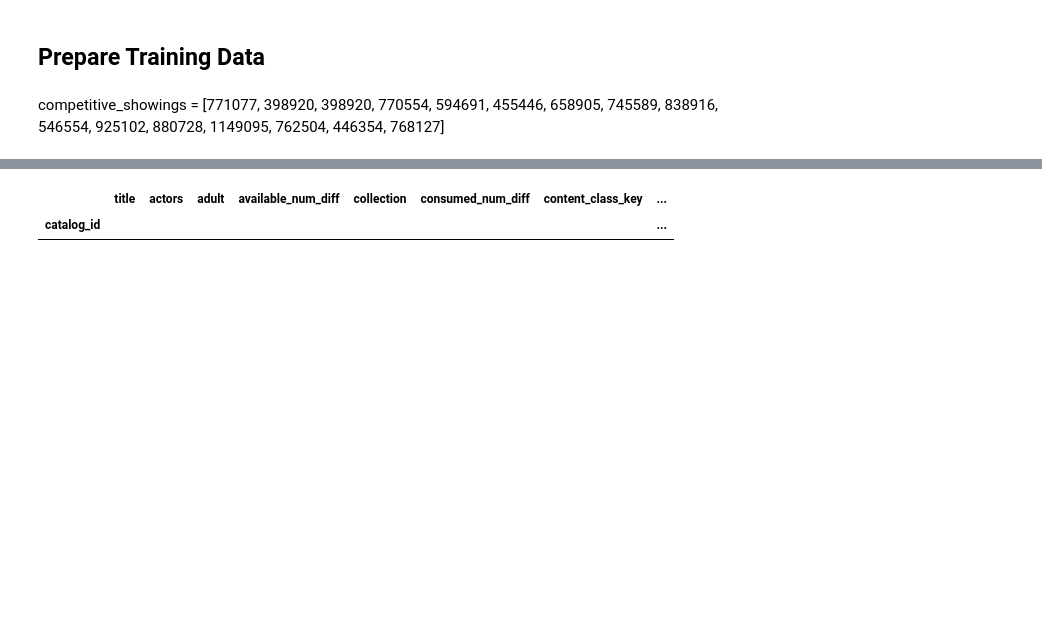
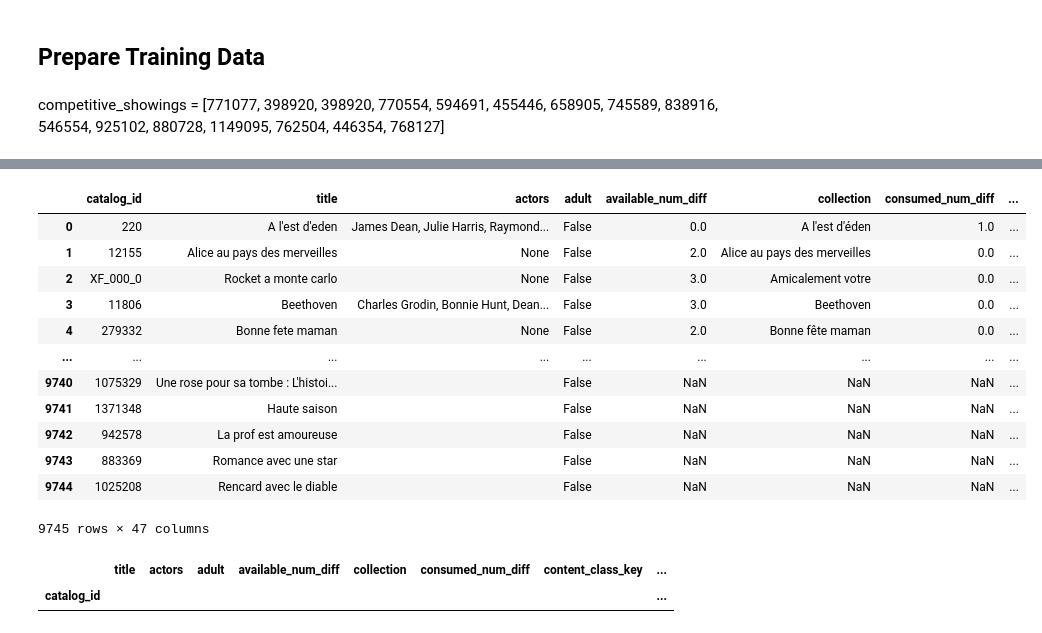
Before and after one commit to charlielopez123/film-recommender, a Jupyter notebook: notebooks/testing_softplus.ipynb, the cells around one changed output, grey strips where cells are left out. Saved outputs shown, nothing was run; the diff lists cells and outputs as text; code cells hidden in the pictures; blank space fills up the shorter version.

```diff
--- a/notebooks/testing_softplus.ipynb
+++ b/notebooks/testing_softplus.ipynb
@@ -111,3 +117,5 @@ else:
 
     with open(MISSING_PATH, "rb") as f:
             movies_not_found = pickle.load(f)
+# %%
+env.movie_catalog['tmdb_id'] = env.movie_catalog['tmdb_id'].astype('Int64')
@@ -113,0 +138,5 @@ else:
+# %%
+import api.tmdb
+from tqdm.auto import tqdm
+tqdm.pandas()
+env.movie_catalog['poster_path'] = env.movie_catalog['tmdb_id'].progress_apply(lambda mid: api.tmdb.get_movie_poster_path(mid, width=200))
@@ -113,0 +163,18 @@ else:
+# %%
+catalog =env.movie_catalog.reset_index()
+# %%
+catalog
+# %% [output]
+|  | catalog_id | title | actors | adult | available_num_diff | collection | consumed_num_diff | ... |
+| 0 | 220 | A l'est d'eden | James Dean, Julie Harris, Raymond... | False | 0.0 | A l'est d'éden | 1.0 | ... |
+| 1 | 12155 | Alice au pays des merveilles | None | False | 2.0 | Alice au pays des merveilles | 0.0 | ... |
+| 2 | XF_000_0 | Rocket a monte carlo | None | False | 3.0 | Amicalement votre | 0.0 | ... |
+| 3 | 11806 | Beethoven | Charles Grodin, Bonnie Hunt, Dean... | False | 3.0 | Beethoven | 0.0 | ... |
+| 4 | 279332 | Bonne fete maman | None | False | 2.0 | Bonne fête maman | 0.0 | ... |
+| ... | ... | ... | ... | ... | ... | ... | ... | ... |
+| 9740 | 1075329 | Une rose pour sa tombe : L'histoi... |  | False | NaN | NaN | NaN | ... |
+| 9741 | 1371348 | Haute saison |  | False | NaN | NaN | NaN | ... |
+| 9742 | 942578 | La prof est amoureuse |  | False | NaN | NaN | NaN | ... |
+| 9743 | 883369 | Romance avec une star |  | False | NaN | NaN | NaN | ... |
+| 9744 | 1025208 | Rencard avec le diable |  | False | NaN | NaN | NaN | ... |
+9745 rows × 47 columns
```
Also changed, not shown: parts of 7 cells of this notebook, 10 other files.
